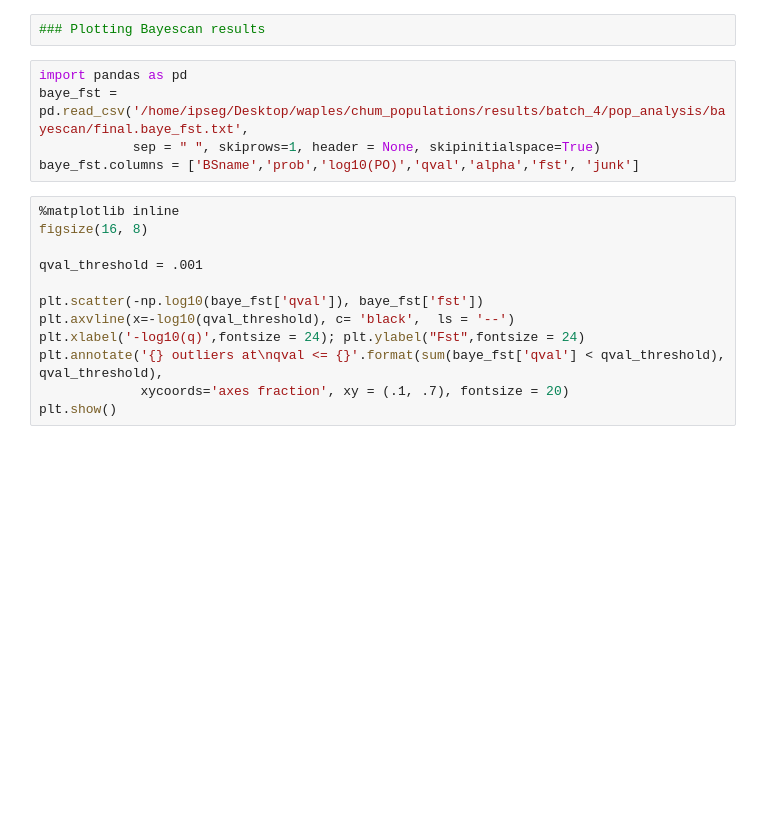
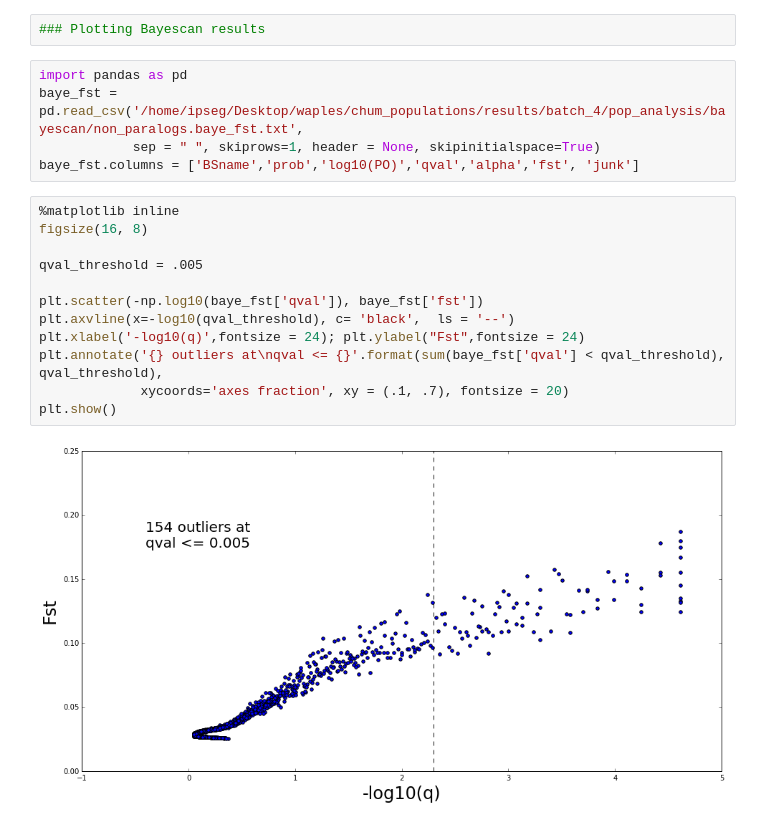
Before and after one commit to rwaples/chum_populations, a Jupyter notebook: bayescan.ipynb, the cells around one changed output. Drawn from its saved outputs; the diff is of its cells as text; blank space fills up the shorter version.

Commit message:
updated shiny plotting

```diff
--- a/bayescan.ipynb
+++ b/bayescan.ipynb
@@ -85,18 +85,20 @@ print ("""/home/ipseg/Programs/bayescan/BayeScan2.1/source/bayescan_2.1 \
 ### Plotting Bayescan results
 # %%
 import pandas as pd
-baye_fst = pd.read_csv('/home/ipseg/Desktop/waples/chum_populations/results/batch_4/pop_analysis/bayescan/final.baye_fst.txt',
+baye_fst = pd.read_csv('/home/ipseg/Desktop/waples/chum_populations/results/batch_4/pop_analysis/bayescan/non_paralogs.baye_fst.txt',
             sep = " ", skiprows=1, header = None, skipinitialspace=True)
 baye_fst.columns = ['BSname','prob','log10(PO)','qval','alpha','fst', 'junk']
 # %%
 %matplotlib inline
 figsize(16, 8)
 
-qval_threshold = .001
+qval_threshold = .005
 
 plt.scatter(-np.log10(baye_fst['qval']), baye_fst['fst'])
 plt.axvline(x=-log10(qval_threshold), c= 'black',  ls = '--')
 plt.xlabel('-log10(q)',fontsize = 24); plt.ylabel("Fst",fontsize = 24)
 plt.annotate('{} outliers at\nqval <= {}'.format(sum(baye_fst['qval'] < qval_threshold), qval_threshold),
              xycoords='axes fraction', xy = (.1, .7), fontsize = 20)
 plt.show()
+# %% [output]
+[figure, added]
```
Also changed, not shown: parts of 5 cells of this notebook, 28 other files.
